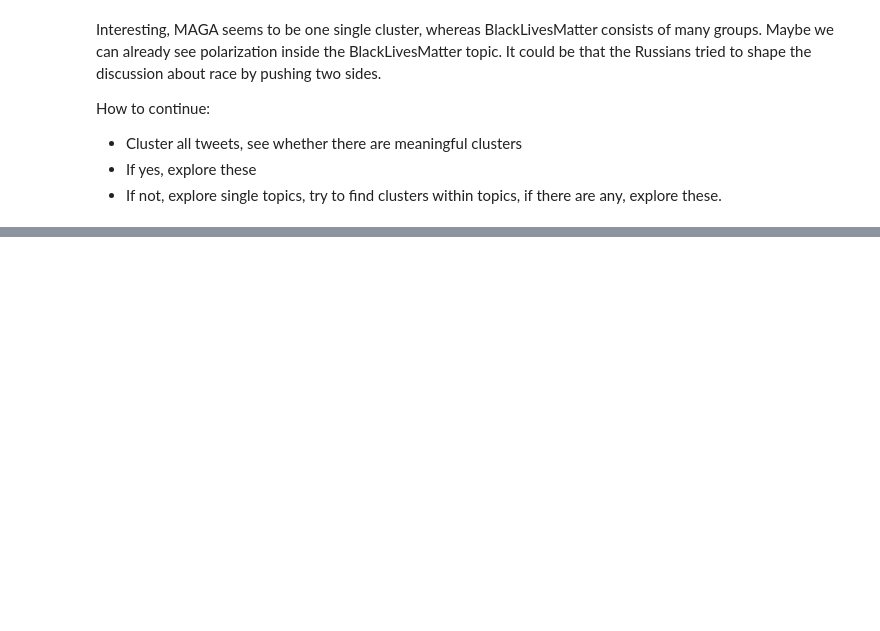
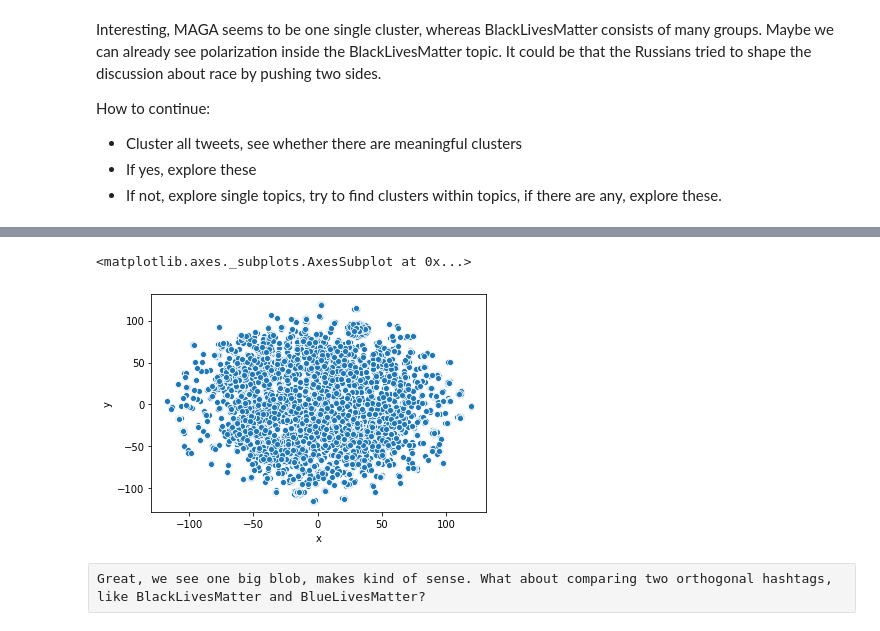
Before and after one commit to jrdmose/BGSE_Text_Mining, a Jupyter notebook: scripts/embedd_tweets.ipynb, the cells around one changed output, grey strips where cells are left out. Saved outputs shown, nothing was run; the diff lists cells and outputs as text; code cells hidden in the pictures; blank space fills up the shorter version.

```diff
--- a/scripts/embedd_tweets.ipynb
+++ b/scripts/embedd_tweets.ipynb
@@ -123,0 +157,2 @@ How to continue:
+# %%
+hashtags = tweets_final.hashtags.str.extractall(r'(\w+)')
@@ -123,0 +170,21 @@ How to continue:
+# %%
+# Index of tweets containing BlackLivesMatter
+blm_idx = hashtags[hashtags[0] == "BlackLivesMatter" ].index.get_level_values(0)
+# %%
+subset = tweets_final.loc[blm_idx,:]
+X = subset.loc[:,subset.columns[-100:]].values
+# %%
+# Embedd
+d = embedd_tSNE(X,pca_n =10, metric='cosine')
+# %%
+
+subset["x"] = d[:,0]
+subset["y"] = d[:,1]
+
+# Visualize
+sns.scatterplot(data=subset, x= "x", y="y")
+# %% [output]
+<matplotlib.axes._subplots.AxesSubplot at 0x...>
+[figure, added]
+# %% [raw]
+Great, we see one big blob, makes kind of sense. What about comparing two orthogonal hashtags, like BlackLivesMatter and BlueLivesMatter?
```
Also changed, not shown: parts of 19 cells of this notebook, 7 other files.
